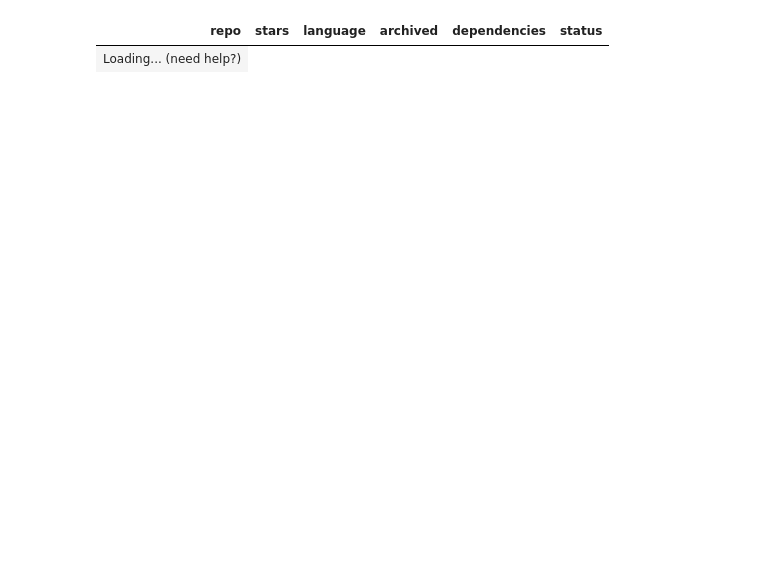
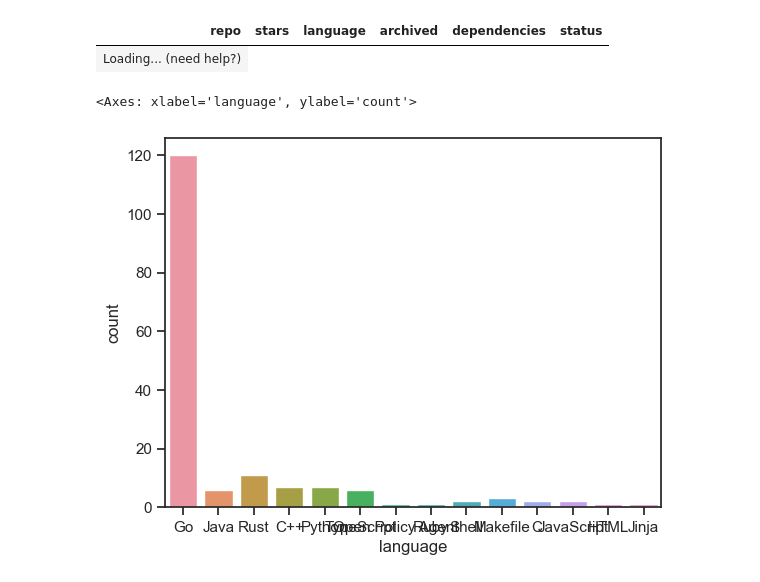
Before and after one commit to emanuelef/github-repo-activity-stats, a Jupyter notebook: cncf/stats.ipynb, the cells around one changed output. Drawn from its saved outputs; the diff is of its cells as text; code cells hidden in the pictures; blank space fills up the shorter version.

```diff
--- a/cncf/stats.ipynb
+++ b/cncf/stats.ipynb
@@ -8,3 +13,8 @@ df
 # %% [output]
 | repo | stars | language | archived | dependencies | status |
 | Loading... (need help?) |
+# %%
+sns.countplot(x=df["language"])
+# %% [output]
+<Axes: xlabel='language', ylabel='count'>
+[figure, added]
```
Also changed, not shown: parts of 1 cell of this notebook, 3 other files.
